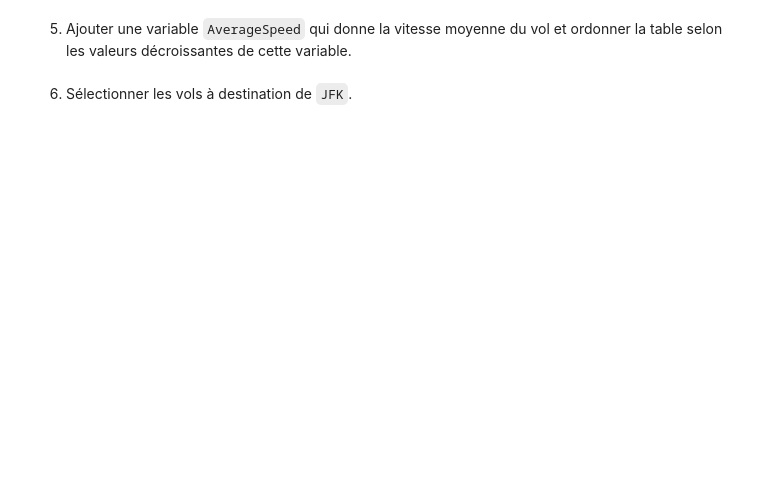
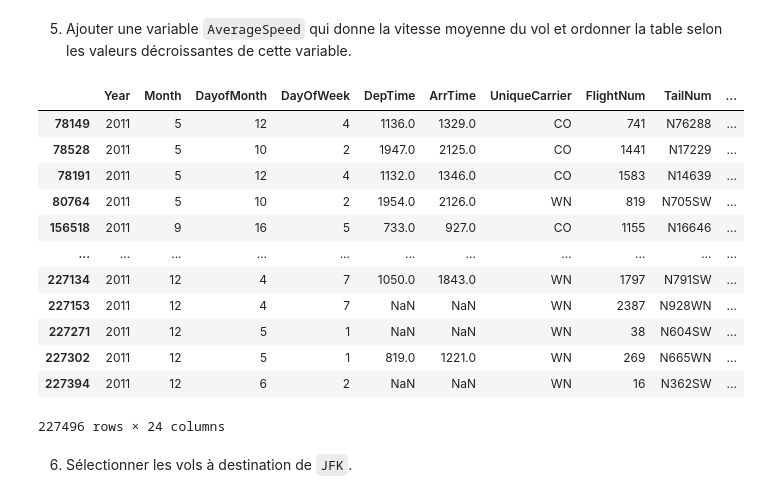
Before and after one commit to jcout79/Formation-ENSAE, a Jupyter notebook: notebooks/01_pandas_1.ipynb, the cells around one changed output. Drawn from its saved outputs; the diff is of its cells as text; code cells hidden in the pictures; blank space fills up the shorter version.

```diff
--- a/notebooks/01_pandas_1.ipynb
+++ b/notebooks/01_pandas_1.ipynb
@@ -114,5 +114,7 @@ print(
 Nous considérons le jeux de données `hflights` relatif à des vols au départ des aéroports *Houston George Bush Intercontinental Airport* (IAH) et *William P. Hobby Airport* (HOU).
 # %% [markdown]
 1. Charger le jeu de données dans un dataframe `hflights` à partir du fichier `hflights.csv`
+# %%
+hflights = pd.read_csv("../data/hflights.csv")
 # %% [markdown]
 2. Sélectionner les variable `Dest`, `Distance`, `TaxiIn` et `TaxiOut` avec la méthode `filter`.
@@ -121,2 +155,5 @@ Nous considérons le jeux de données `hflights` relatif à des vols au départ
 # %% [markdown]
 4. Ajouter une variable `ActualGroundTime` qui correspond à `ActualElapsedTime` moins `AirTime`.
+# %%
+hflights["ActualGroundTime"] = hflights.ActualElapsedTime - hflights.AirTime
+hflights.head()
@@ -123,4 +168,21 @@ Nous considérons le jeux de données `hflights` relatif à des vols au départ
 # %% [markdown]
 5. Ajouter une variable `AverageSpeed` qui donne la vitesse moyenne du vol et ordonner la table selon les valeurs décroissantes de cette variable.
+# %%
+hflights["AverageSpeed"] = hflights.Distance / (hflights.AirTime)
+hflights.sort_values(by = "AverageSpeed")
+# %% [output]
+|  | Year | Month | DayofMonth | DayOfWeek | DepTime | ArrTime | UniqueCarrier | FlightNum | TailNum | ... |
+| 78149 | 2011 | 5 | 12 | 4 | 1136.0 | 1329.0 | CO | 741 | N76288 | ... |
+| 78528 | 2011 | 5 | 10 | 2 | 1947.0 | 2125.0 | CO | 1441 | N17229 | ... |
+| 78191 | 2011 | 5 | 12 | 4 | 1132.0 | 1346.0 | CO | 1583 | N14639 | ... |
+| 80764 | 2011 | 5 | 10 | 2 | 1954.0 | 2126.0 | WN | 819 | N705SW | ... |
+| 156518 | 2011 | 9 | 16 | 5 | 733.0 | 927.0 | CO | 1155 | N16646 | ... |
+| ... | ... | ... | ... | ... | ... | ... | ... | ... | ... | ... |
+| 227134 | 2011 | 12 | 4 | 7 | 1050.0 | 1843.0 | WN | 1797 | N791SW | ... |
+| 227153 | 2011 | 12 | 4 | 7 | NaN | NaN | WN | 2387 | N928WN | ... |
+| 227271 | 2011 | 12 | 5 | 1 | NaN | NaN | WN | 38 | N604SW | ... |
+| 227302 | 2011 | 12 | 5 | 1 | 819.0 | 1221.0 | WN | 269 | N665WN | ... |
+| 227394 | 2011 | 12 | 6 | 2 | NaN | NaN | WN | 16 | N362SW | ... |
+227496 rows × 24 columns
 # %% [markdown]
 6. Sélectionner les vols à destination de `JFK`.
```
Also changed, not shown: parts of 6 cells of this notebook.
